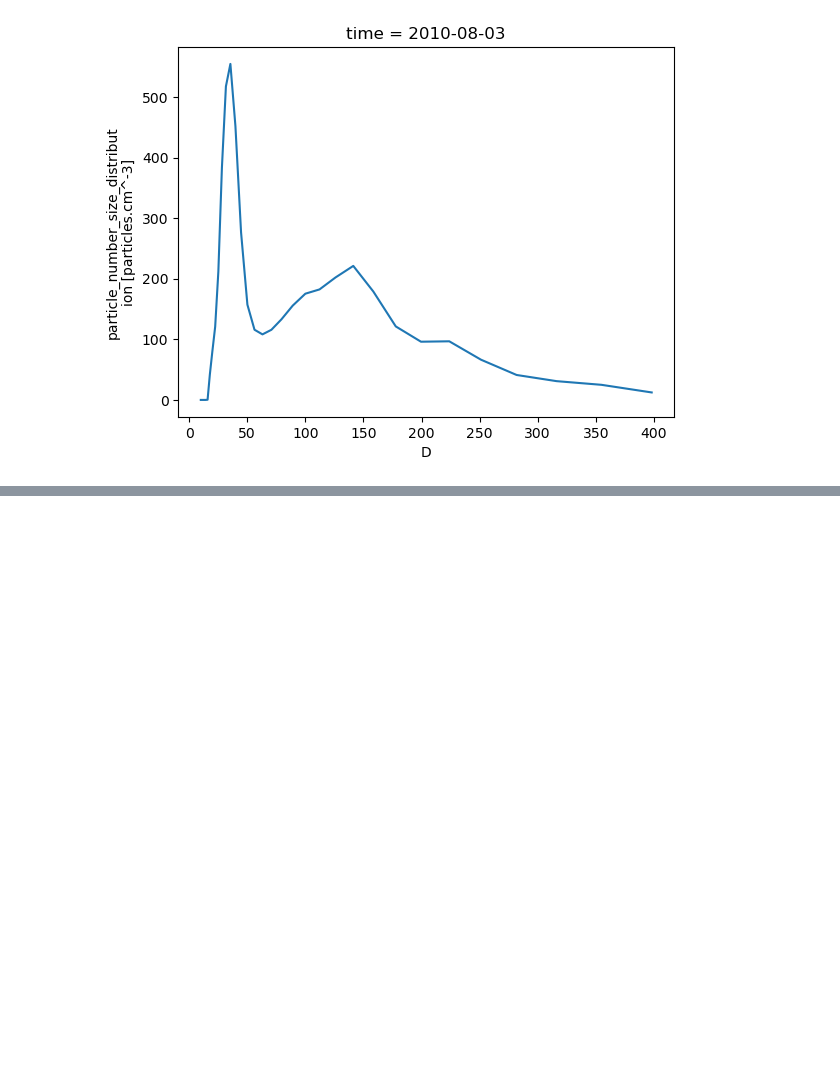
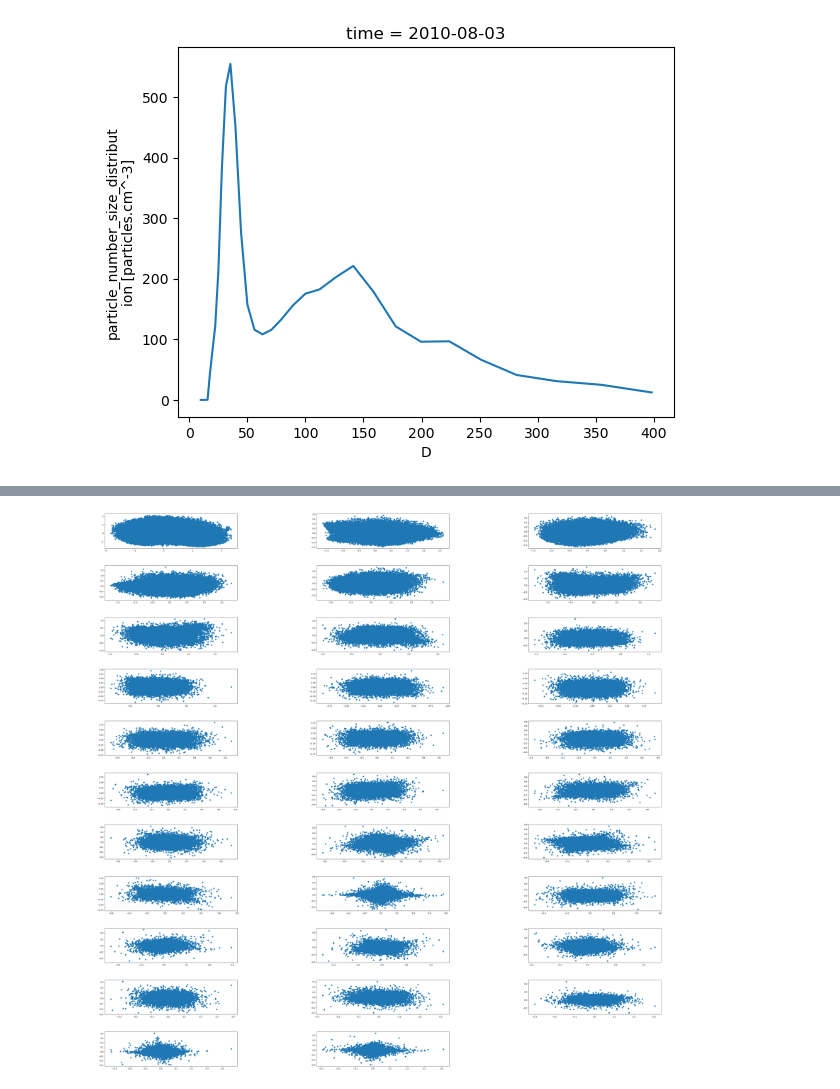
Before and after one commit to eScience-course/Tjaernoe2022-group7, a Jupyter notebook: arttu/test_data.ipynb, the cells around one changed output, grey strips where cells are left out. Saved outputs shown, nothing was run; the diff lists cells and outputs as text; code cells hidden in the pictures; blank space fills up the shorter version.

```diff
--- a/arttu/test_data.ipynb
+++ b/arttu/test_data.ipynb
@@ -41,0 +130,12 @@ NameError: name 'mean_pnsd_per_month' is not defined
+# %%
+number_of_components = 33
+
+sc_x = MinMaxScaler()
+# Scaling data
+k_mean_normalized = sc_x.fit_transform(k_means_data.T).T
+
+pca = PCA(n_components=number_of_components)
+transformed_data = pca.fit_transform(k_mean_normalized)
+print(pca.explained_variance_ratio_)
+print(pca.singular_values_)
+print(transformed_data.shape)
@@ -41,0 +160,9 @@ NameError: name 'mean_pnsd_per_month' is not defined
+# %%
+fig = plt.figure(figsize=(50,50))
+for i in range(number_of_components-1):
+    ax = fig.add_subplot(11,3,i+1)
+    ax.scatter(transformed_data[:,i],transformed_data[:,i+1])
+
+plt.subplots_adjust(wspace=0.6, hspace=0.5)
+# %% [output]
+[figure, added]
```
Also changed, not shown: parts of 20 cells of this notebook.
